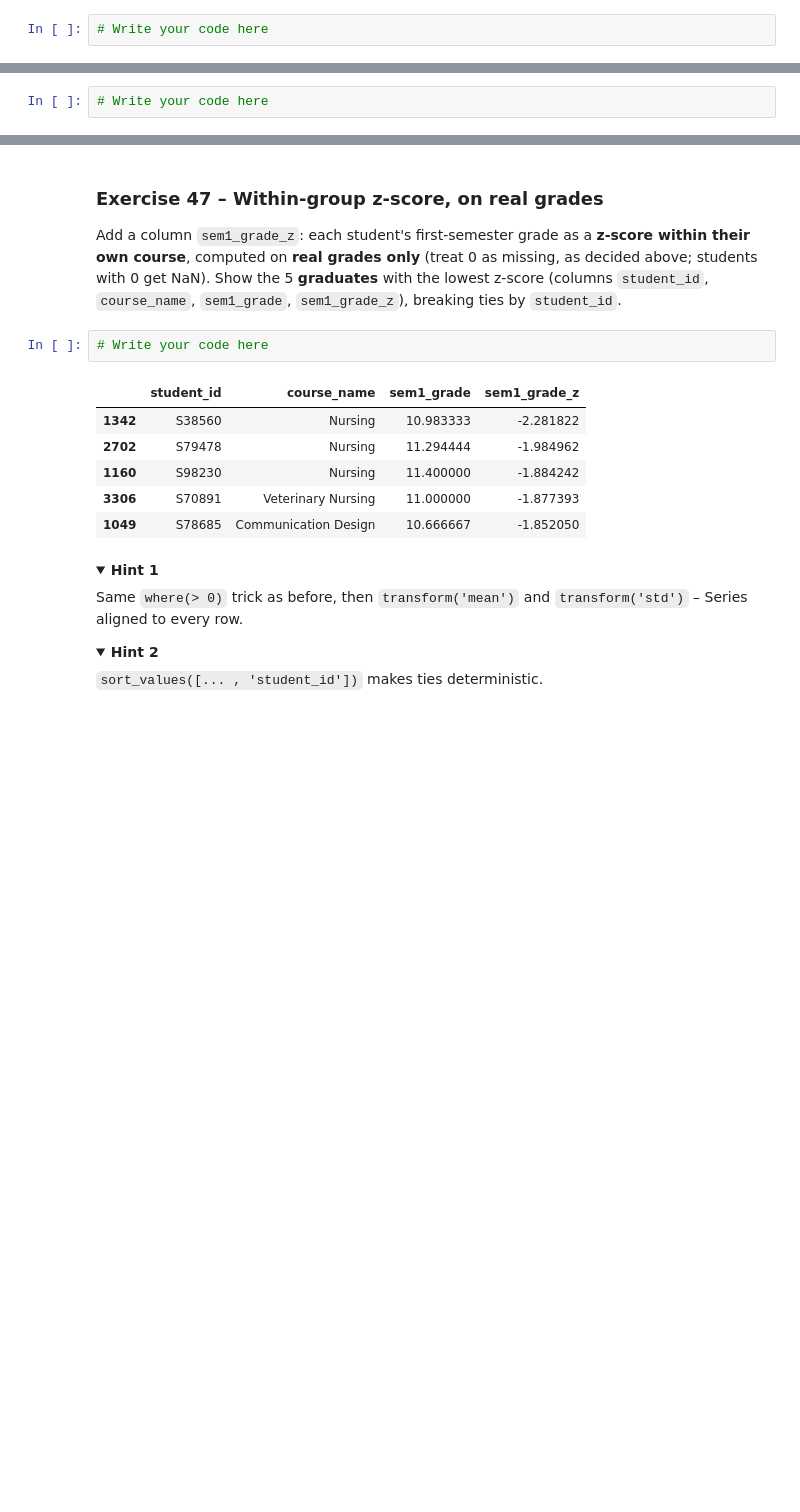
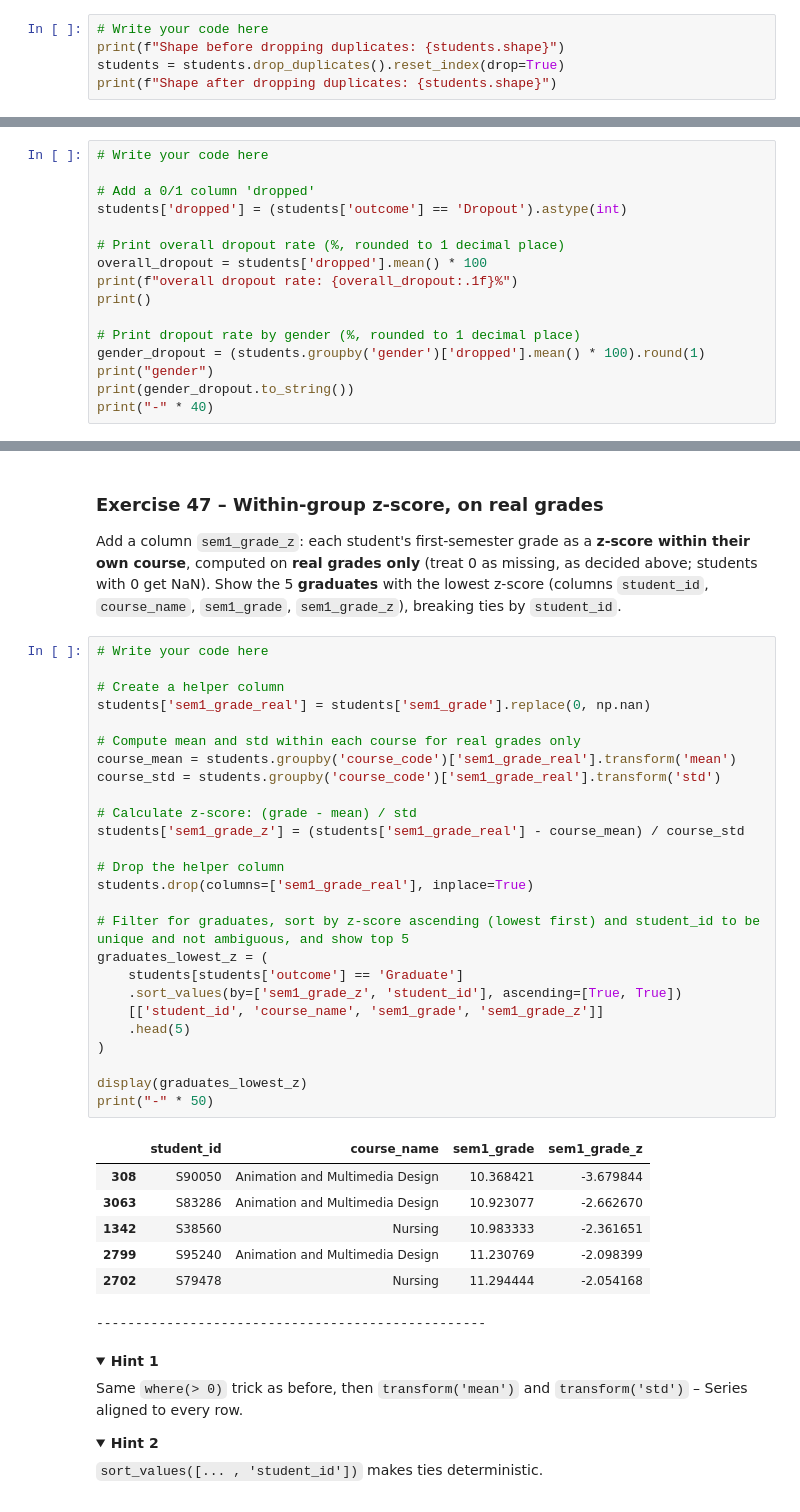
Before and after one commit to OrangeBoop/Lab02, a Jupyter notebook: 02_DS_Lab_NumPy_Pandas_Students.ipynb, the cells around one changed output, grey strips where cells are left out. Saved outputs shown, nothing was run; the diff lists cells and outputs as text; folded sections open; blank space fills up the shorter version.

```diff
--- a/02_DS_Lab_NumPy_Pandas_Students.ipynb
+++ b/02_DS_Lab_NumPy_Pandas_Students.ipynb
@@ -929,4 +962,7 @@ Without `dayfirst=True`, `08/09/2019` becomes August 9: the month histogram will
 How many **exact duplicate rows** are there? Remove them (keep the first occurrence), reset the index, and print the shape before and after.
 # %%
 # Write your code here
+print(f"Shape before dropping duplicates: {students.shape}")
+students = students.drop_duplicates().reset_index(drop=True)
+print(f"Shape after dropping duplicates: {students.shape}")
 # %% [output]
@@ -1073,5 +1192,19 @@ An `inner` join would silently drop those students – that is why we check firs
 First add a 0/1 column **`dropped`** (1 if `outcome == 'Dropout'`) – every later exercise uses it. Then print the overall dropout rate (%, 1 decimal) and the dropout rate by `gender`.
 # %%
 # Write your code here
+
+# Add a 0/1 column 'dropped'
+students['dropped'] = (students['outcome'] == 'Dropout').astype(int)
+
+# Print overall dropout rate (%, rounded to 1 decimal place)
+overall_dropout = students['dropped'].mean() * 100
+print(f"overall dropout rate: {overall_dropout:.1f}%")
+print()
+
+# Print dropout rate by gender (%, rounded to 1 decimal place)
+gender_dropout = (students.groupby('gender')['dropped'].mean() * 100).round(1)
+print("gender")
+print(gender_dropout.to_string())
+print("-" * 40)
 # %% [output]
 overall dropout rate: 32.0%
@@ -1136,13 +1286,38 @@ Boolean filter on the aggregated table for the minimum-size rule.
 Add a column `sem1_grade_z`: each student's first-semester grade as a **z-score within their own course**, computed on **real grades only** (treat 0 as missing, as decided above; students with 0 get NaN). Show the 5 **graduates** with the lowest z-score (columns `student_id`, `course_name`, `sem1_grade`, `sem1_grade_z`), breaking ties by `student_id`.
 # %%
 # Write your code here
+
+# Create a helper column
+students['sem1_grade_real'] = students['sem1_grade'].replace(0, np.nan)
+
+# Compute mean and std within each course for real grades only
+course_mean = students.groupby('course_code')['sem1_grade_real'].transform('mean')
+course_std = students.groupby('course_code')['sem1_grade_real'].transform('std')
+
+# Calculate z-score: (grade - mean) / std
+students['sem1_grade_z'] = (students['sem1_grade_real'] - course_mean) / course_std
+
+# Drop the helper column
+students.drop(columns=['sem1_grade_real'], inplace=True)
+
+# Filter for graduates, sort by z-score ascending (lowest first) and student_id to be unique and not ambiguous, and show top 5
+graduates_lowest_z = (
+    students[students['outcome'] == 'Graduate']
+    .sort_values(by=['sem1_grade_z', 'student_id'], ascending=[True, True])
+    [['student_id', 'course_name', 'sem1_grade', 'sem1_grade_z']]
+    .head(5)
+)
+
+display(graduates_lowest_z)
+print("-" * 50)
 # %% [output]
 |  | student_id | course_name | sem1_grade | sem1_grade_z |
-| 1342 | S38560 | Nursing | 10.983333 | -2.281822 |
-| 2702 | S79478 | Nursing | 11.294444 | -1.984962 |
-| 1160 | S98230 | Nursing | 11.400000 | -1.884242 |
-| 3306 | S70891 | Veterinary Nursing | 11.000000 | -1.877393 |
-| 1049 | S78685 | Communication Design | 10.666667 | -1.852050 |
+| 308 | S90050 | Animation and Multimedia Design | 10.368421 | -3.679844 |
+| 3063 | S83286 | Animation and Multimedia Design | 10.923077 | -2.662670 |
+| 1342 | S38560 | Nursing | 10.983333 | -2.361651 |
+| 2799 | S95240 | Animation and Multimedia Design | 11.230769 | -2.098399 |
+| 2702 | S79478 | Nursing | 11.294444 | -2.054168 |
+--------------------------------------------------
 # %% [markdown]
 <details><summary><b>Hint 1</b></summary>
 
```
Also changed, not shown: parts of 15 cells of this notebook.
